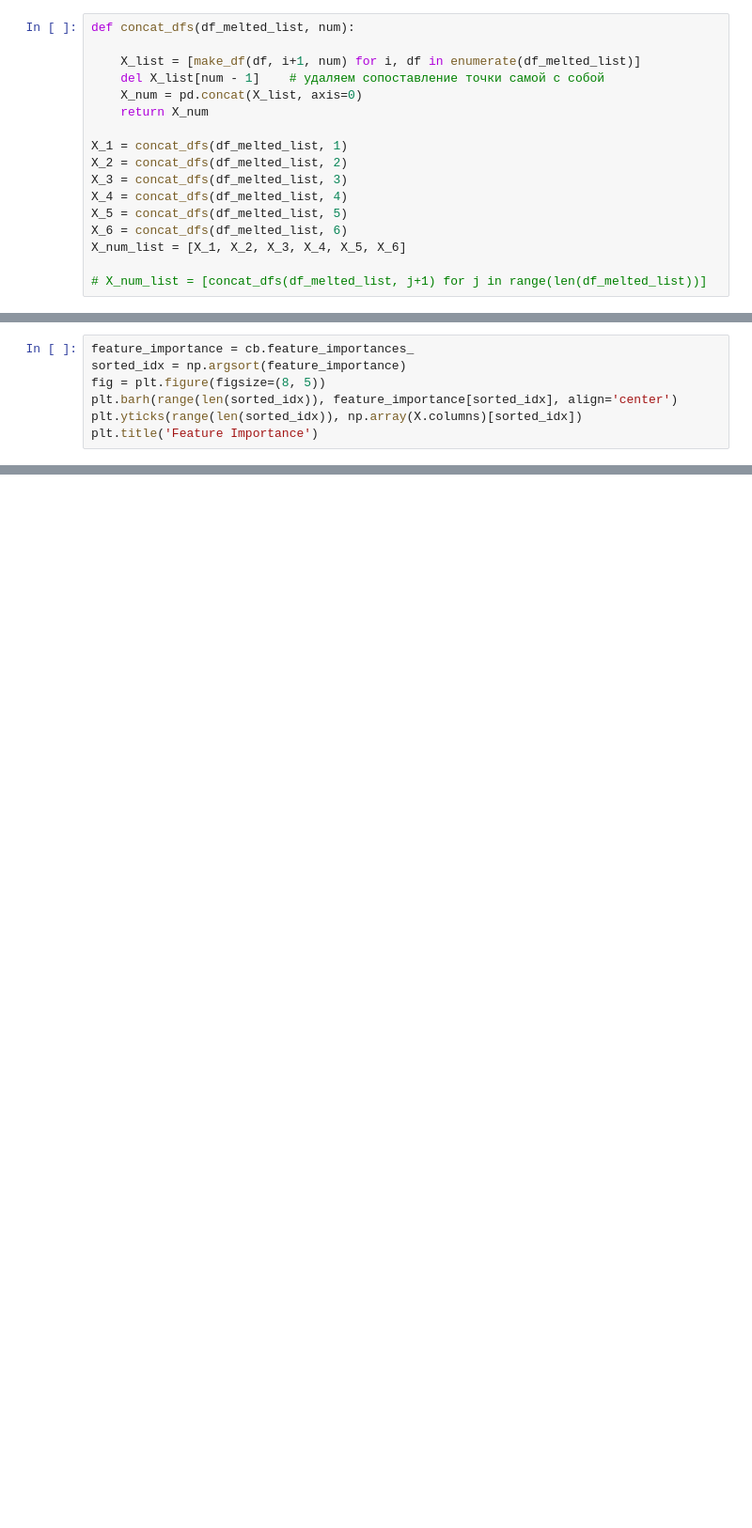
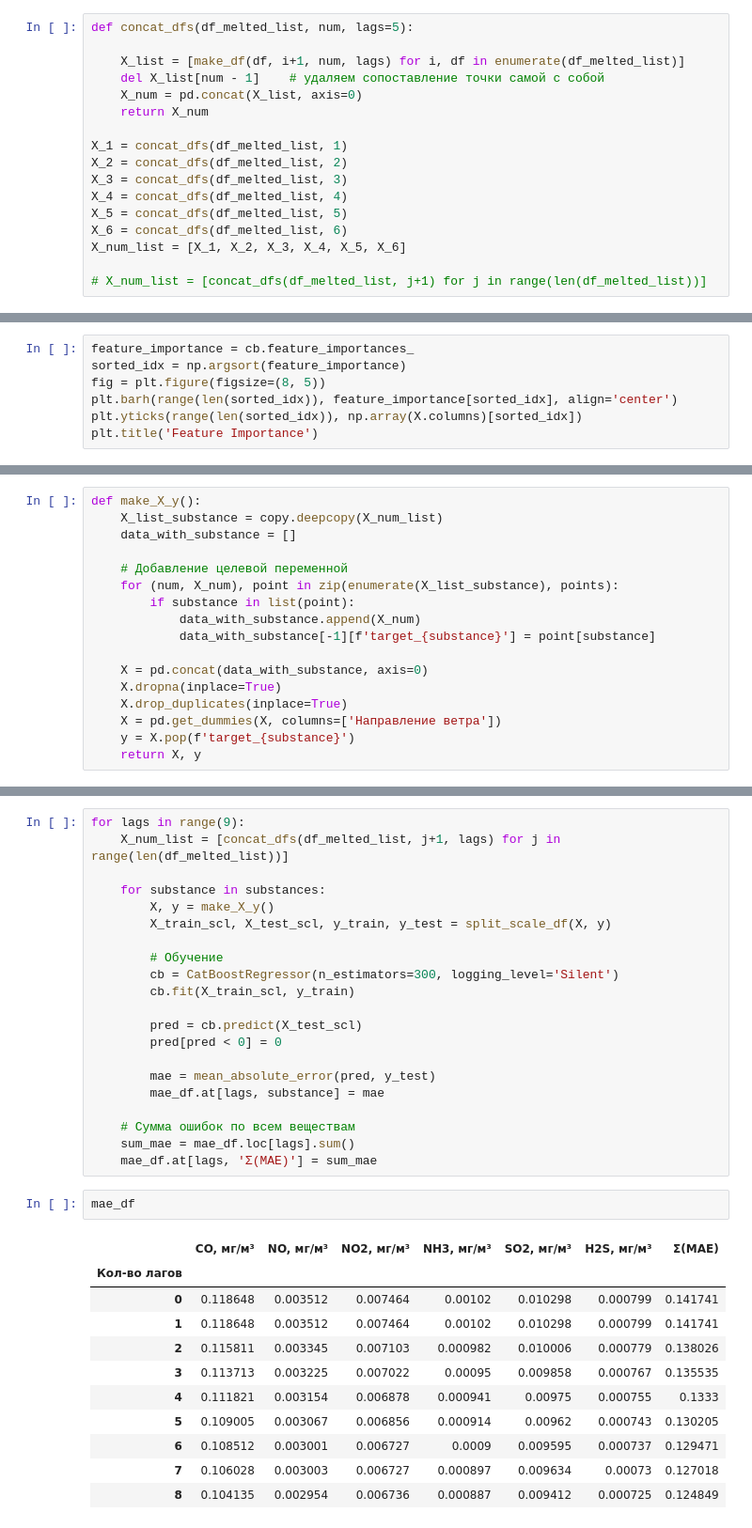
Before and after one commit to Svkhorol/Air_Pollution_Nizhnekamsk, a Jupyter notebook: notebooks/experiments_3.ipynb, the cells around one changed output, grey strips where cells are left out. Shown: that part at 94% size. Saved outputs shown, nothing was run; the diff lists cells and outputs as text; blank space fills up the shorter version.

```diff
--- a/notebooks/experiments_3.ipynb
+++ b/notebooks/experiments_3.ipynb
@@ -154,9 +162,9 @@ X4_5 = make_df(point4_melted, 4, 5)
 X6_5 = make_df(point6_melted, 6, 5)
 X__5 = pd.concat([X1_5, X2_5, X3_5, X4_5, X6_5], axis=0)
 # %%
-def concat_dfs(df_melted_list, num):
+def concat_dfs(df_melted_list, num, lags=5):
 
-    X_list = [make_df(df, i+1, num) for i, df in enumerate(df_melted_list)]
+    X_list = [make_df(df, i+1, num, lags) for i, df in enumerate(df_melted_list)]
     del X_list[num - 1]    # удаляем сопоставление точки самой с собой
     X_num = pd.concat(X_list, axis=0)
     return X_num
@@ -245,0 +263,17 @@ plt.title('Feature Importance')
+# %%
+def make_X_y():
+    X_list_substance = copy.deepcopy(X_num_list)
+    data_with_substance = []
+
+    # Добавление целевой переменной
+    for (num, X_num), point in zip(enumerate(X_list_substance), points):
+        if substance in list(point):
+            data_with_substance.append(X_num)
+            data_with_substance[-1][f'target_{substance}'] = point[substance]
+
+    X = pd.concat(data_with_substance, axis=0)
+    X.dropna(inplace=True)
+    X.drop_duplicates(inplace=True)
+    X = pd.get_dummies(X, columns=['Направление ветра'])
+    y = X.pop(f'target_{substance}')
+    return X, y
@@ -245,0 +282,35 @@ plt.title('Feature Importance')
+# %%
+for lags in range(9):
+    X_num_list = [concat_dfs(df_melted_list, j+1, lags) for j in range(len(df_melted_list))]
+
+    for substance in substances:
+        X, y = make_X_y()
+        X_train_scl, X_test_scl, y_train, y_test = split_scale_df(X, y)
+
+        # Обучение
+        cb = CatBoostRegressor(n_estimators=300, logging_level='Silent')
+        cb.fit(X_train_scl, y_train)
+
+        pred = cb.predict(X_test_scl)
+        pred[pred < 0] = 0
+
+        mae = mean_absolute_error(pred, y_test)
+        mae_df.at[lags, substance] = mae
+
+    # Сумма ошибок по всем веществам
+    sum_mae = mae_df.loc[lags].sum()
+    mae_df.at[lags, 'Σ(MAE)'] = sum_mae
+# %%
+mae_df
+# %% [output]
+|  | CO, мг/м³ | NO, мг/м³ | NO2, мг/м³ | NH3, мг/м³ | SO2, мг/м³ | H2S, мг/м³ | Σ(MAE) |
+| Кол-во лагов |  |  |  |  |  |  |  |
+| 0 | 0.118648 | 0.003512 | 0.007464 | 0.00102 | 0.010298 | 0.000799 | 0.141741 |
+| 1 | 0.118648 | 0.003512 | 0.007464 | 0.00102 | 0.010298 | 0.000799 | 0.141741 |
+| 2 | 0.115811 | 0.003345 | 0.007103 | 0.000982 | 0.010006 | 0.000779 | 0.138026 |
+| 3 | 0.113713 | 0.003225 | 0.007022 | 0.00095 | 0.009858 | 0.000767 | 0.135535 |
+| 4 | 0.111821 | 0.003154 | 0.006878 | 0.000941 | 0.00975 | 0.000755 | 0.1333 |
+| 5 | 0.109005 | 0.003067 | 0.006856 | 0.000914 | 0.00962 | 0.000743 | 0.130205 |
+| 6 | 0.108512 | 0.003001 | 0.006727 | 0.0009 | 0.009595 | 0.000737 | 0.129471 |
+| 7 | 0.106028 | 0.003003 | 0.006727 | 0.000897 | 0.009634 | 0.00073 | 0.127018 |
+| 8 | 0.104135 | 0.002954 | 0.006736 | 0.000887 | 0.009412 | 0.000725 | 0.124849 |
```
Also changed, not shown: parts of 32 cells of this notebook.
